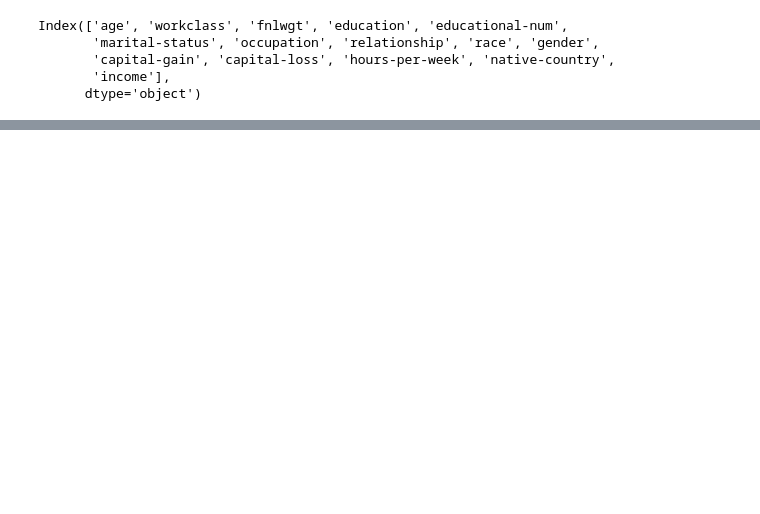
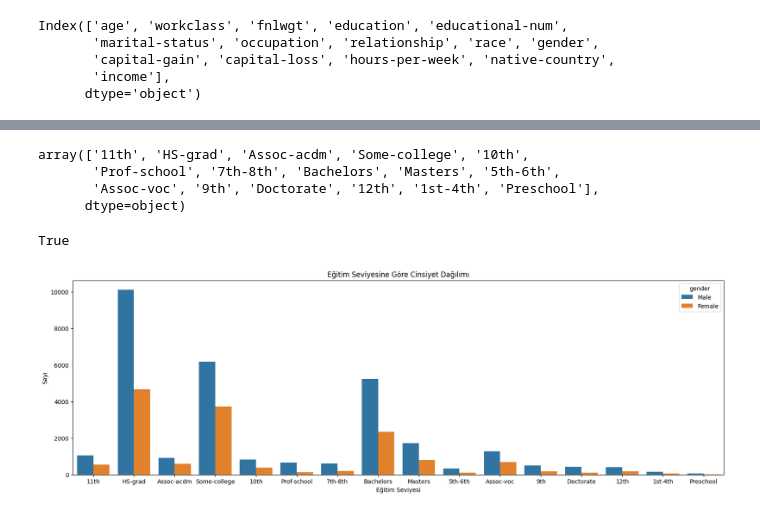
Before and after one commit to yldrmgaye/sislab-final, a Jupyter notebook: main.ipynb, the cells around one changed output, grey strips where cells are left out. Saved outputs shown, nothing was run; the diff lists cells and outputs as text; code cells hidden in the pictures; blank space fills up the shorter version.

Commit message:
data-viz-update

```diff
--- a/main.ipynb
+++ b/main.ipynb
@@ -37,0 +89,5 @@ Index(['age', 'workclass', 'fnlwgt', 'education', 'educational-num',
+# %%
+# "?" değerini Nan  değerlerle değişmek
+df.replace(to_replace="?", value=None, inplace=True)
+# %%
+df.dropna(inplace=True)
@@ -37,0 +115,7 @@ Index(['age', 'workclass', 'fnlwgt', 'education', 'educational-num',
+# %%
+df["education"].unique()
+# %% [output]
+array(['11th', 'HS-grad', 'Assoc-acdm', 'Some-college', '10th',
+       'Prof-school', '7th-8th', 'Bachelors', 'Masters', '5th-6th',
+       'Assoc-voc', '9th', 'Doctorate', '12th', '1st-4th', 'Preschool'],
+      dtype=object)
@@ -37,0 +125,18 @@ Index(['age', 'workclass', 'fnlwgt', 'education', 'educational-num',
+# %%
+# educational-num değeri educationın numerik hali mi kontrol ediyoruz
+edu_num_mapping = {'11th': 7, 'HS-grad': 9, 'Assoc-acdm': 12,"Some-college":10, "10th": 6,
+       'Prof-school':15, '7th-8th':4, 'Bachelors':13, 'Masters':14, '5th-6th':3,
+       'Assoc-voc':11, '9th':5, 'Doctorate':16, '12th':8, '1st-4th':2, "Preschool" :1 }
+results = [num == edu_num_mapping[edu] for edu, num in zip(column1_list, column2_list)]
+all(results)
+# %% [output]
+True
+# %%
+plt.figure(figsize=(20, 6))
+sns.countplot(x='education', hue='gender', data=df)
+plt.title('Eğitim Seviyesine Göre Cinsiyet Dağılımı')
+plt.xlabel('Eğitim Seviyesi')
+plt.ylabel('Sayı')
+plt.show()
+# %% [output]
+[figure, added]
```
Also changed, not shown: parts of 13 cells of this notebook.
